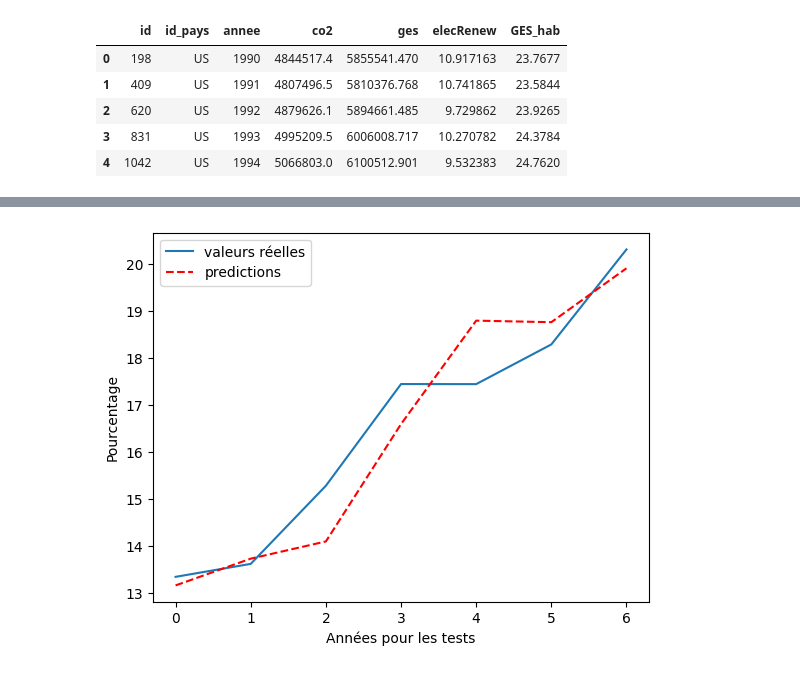
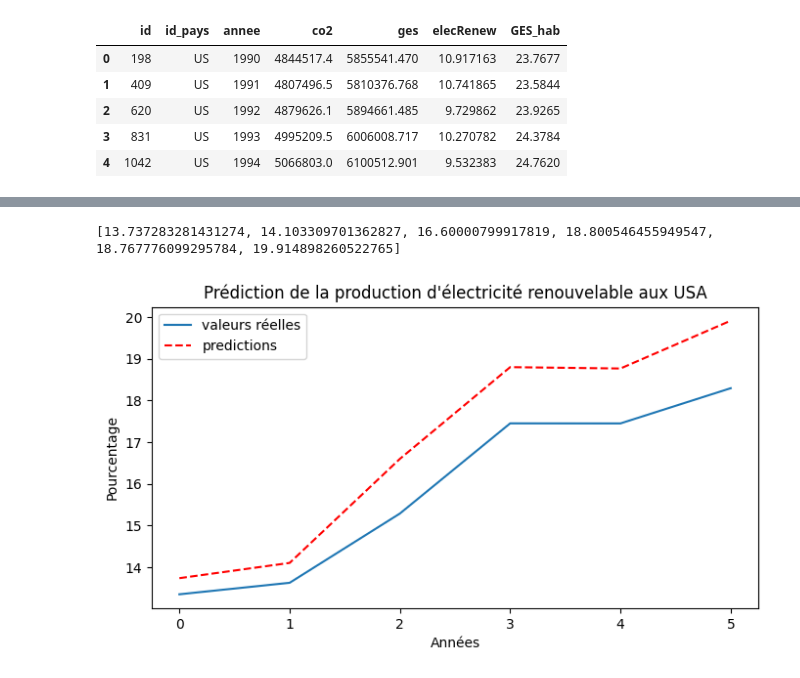
Before and after one commit to TourismEco/TourismEco, a Jupyter notebook: data-science/ARIMA.ipynb, the cells around one changed output, grey strips where cells are left out. Saved outputs shown, nothing was run; the diff lists cells and outputs as text; code cells hidden in the pictures.

Commit message:
mise au propre de data-science

```diff
--- a/data-science/ARIMA.ipynb
+++ b/data-science/ARIMA.ipynb
@@ -30,14 +26,16 @@ cnx = mysql.connector.connect(**config)
 
 cursor = cnx.cursor(dictionary=True)
 
+# requete pour recuperer les donnees de la table ecologie pour les Etats Unis
+
 cursor.execute('SELECT * FROM `ecologie` where id_pays = "US"')
 results = cursor.fetchall()
 cnx.close()
 
-data1 = pd.DataFrame(results)
+data = pd.DataFrame(results)
 
-data = data1
 # afficher  par ordre decroissant annee
+
 data = data.sort_values(by='annee', ascending=True)
 data.head()
 # %% [output]
@@ -92,11 +116,23 @@ R^2: 0.8882619421239593
 # %%
-# plot forecasts against actual outcomes
+# prediction pour l'année n-1
+
+predictions = predictions[1:]
+print(predictions)
+test = test[:-1]
+
+pyplot.figure(figsize=(8, 4))
+
 pyplot.plot(test)
 pyplot.plot(predictions, color='red', linestyle='dashed')
+
+# titre du graphique
+pyplot.title('Prédiction de la production d\'électricité renouvelable aux USA')
+
 # titre axe
-pyplot.xlabel('Années pour les tests')
+pyplot.xlabel('Années')
 pyplot.ylabel('Pourcentage')
 pyplot.legend(['valeurs réelles', 'predictions'])
 pyplot.show()
 # %% [output]
+[13.737283281431274, 14.103309701362827, 16.60000799917819, 18.800546455949547, 18.767776099295784, 19.914898260522765]
-[figure, old version]
+[figure, new version]
```
Also changed, not shown: parts of 4 cells of this notebook, 3 other files.
